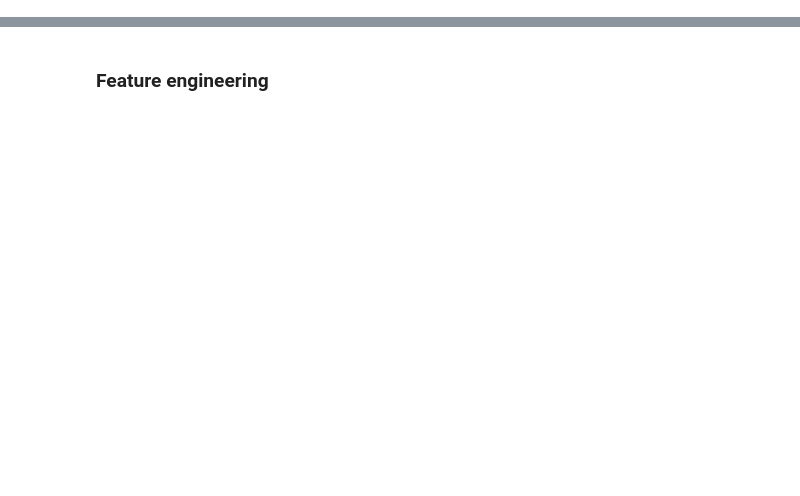
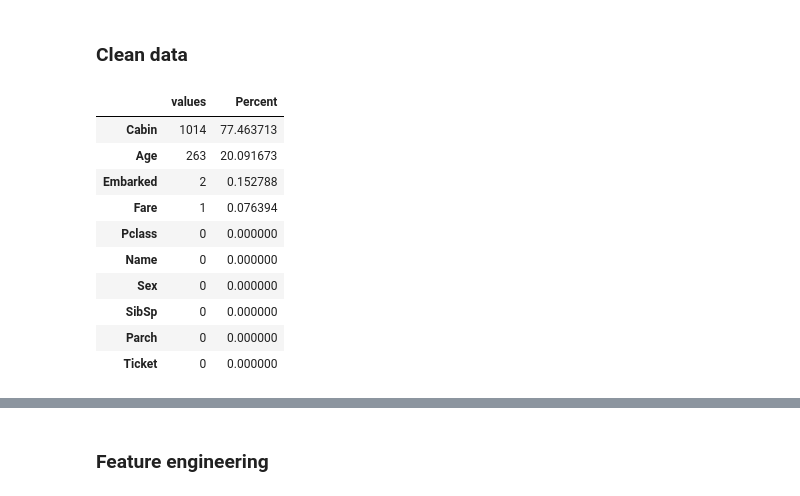
Before and after one commit to marekts/Projects, a Jupyter notebook: Titanic/Titanic.ipynb, the cells around one changed output, grey strips where cells are left out. Cells and saved outputs as stored; diff of their text form; code cells hidden in the pictures; blank space fills up the shorter version.

```diff
--- a/Titanic/Titanic.ipynb
+++ b/Titanic/Titanic.ipynb
@@ -299,0 +51,8 @@ for name, model in models.items():
+# %%
+n_train = train.index
+
+train_id = train.pop('PassengerId')
+test_id = test.pop('PassengerId')
+
+df = pd.concat([train, test])
+df = df.reset_index(drop=True)
@@ -299,0 +79,17 @@ for name, model in models.items():
+# %% [markdown]
+### Clean data
+# %%
+pd.DataFrame({'values': df.isnull().sum(),
+             'Percent': (df.isnull().sum() / len(df)) * 100}).sort_values(by='Percent', ascending=False)
+# %% [output]
+|  | values | Percent |
+| Cabin | 1014 | 77.463713 |
+| Age | 263 | 20.091673 |
+| Embarked | 2 | 0.152788 |
+| Fare | 1 | 0.076394 |
+| Pclass | 0 | 0.000000 |
+| Name | 0 | 0.000000 |
+| Sex | 0 | 0.000000 |
+| SibSp | 0 | 0.000000 |
+| Parch | 0 | 0.000000 |
+| Ticket | 0 | 0.000000 |
```
Also changed, not shown: parts of 77 cells of this notebook.
